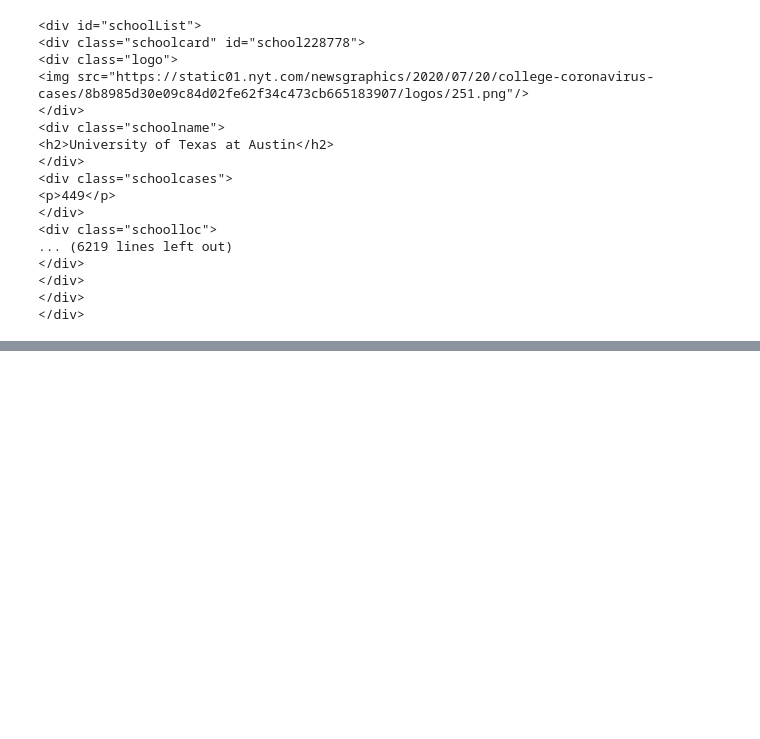
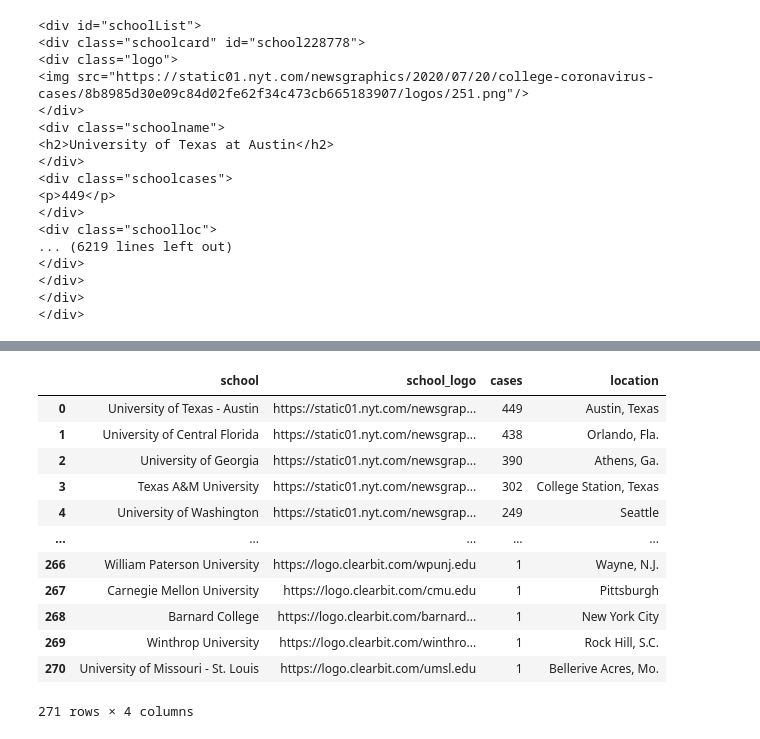
Before and after one commit to theaddies/etl_project, a Jupyter notebook: scrape_NYT_article.ipynb, the cells around one changed output, grey strips where cells are left out. Drawn from its saved outputs; the diff is of its cells as text; code cells hidden in the pictures; blank space fills up the shorter version.

```diff
--- a/scrape_NYT_article.ipynb
+++ b/scrape_NYT_article.ipynb
@@ -119,0 +138,16 @@ nyt_scrape_df
+# %%
+for i in range(len(nyt_scrape_df['school'])):
+    if ('at' in nyt_scrape_df.loc[i,'school']):
+        nyt_scrape_df.loc[i, 'school'] = nyt_scrape_df.loc[i, 'school'].replace(' at ', ' - ')
+    if (', ' in nyt_scrape_df.loc[i,'school']):
+        nyt_scrape_df.loc[i, 'school'] = nyt_scrape_df.loc[i, 'school'].replace(', ', ' - ')
+
+    if(nyt_scrape_df.loc[i, 'school'][-1:] == "*"):
+        nyt_scrape_df.loc[i, 'school']  = nyt_scrape_df.loc[i, 'school'].replace("*", "")
+# %%
+for i in range(len(nyt_scrape_df['school'])):
+    if ('-' in nyt_scrape_df.loc[i,'school']):
+        #nyt_scrape_df.loc[i, 'school'] = nyt_scrape_df.loc[i, 'school'].replace(' at ', ' - ')
+        dash_loc = nyt_scrape_df.loc[i, 'school'].find('-')
+        if nyt_scrape_df.loc[i, 'school'][dash_loc-1].islower():
+            nyt_scrape_df.loc[i, 'school'] = nyt_scrape_df.loc[i, 'school'].replace('-', ' - ')
@@ -120,2 +175,18 @@ nyt_scrape_df
+# %%
+nyt_scrape_df
+# %% [output]
+|  | school | school_logo | cases | location |
+| 0 | University of Texas - Austin | https://static01.nyt.com/newsgrap... | 449 | Austin, Texas |
+| 1 | University of Central Florida | https://static01.nyt.com/newsgrap... | 438 | Orlando, Fla. |
+| 2 | University of Georgia | https://static01.nyt.com/newsgrap... | 390 | Athens, Ga. |
+| 3 | Texas A&M University | https://static01.nyt.com/newsgrap... | 302 | College Station, Texas |
+| 4 | University of Washington | https://static01.nyt.com/newsgrap... | 249 | Seattle |
+| ... | ... | ... | ... | ... |
+| 266 | William Paterson University | https://logo.clearbit.com/wpunj.edu | 1 | Wayne, N.J. |
+| 267 | Carnegie Mellon University | https://logo.clearbit.com/cmu.edu | 1 | Pittsburgh |
+| 268 | Barnard College | https://logo.clearbit.com/barnard... | 1 | New York City |
+| 269 | Winthrop University | https://logo.clearbit.com/winthro... | 1 | Rock Hill, S.C. |
+| 270 | University of Missouri - St. Louis | https://logo.clearbit.com/umsl.edu | 1 | Bellerive Acres, Mo. |
+271 rows × 4 columns
 # %%
 nyt_scrape_df.to_csv('nyt_scrape.csv')
```
Also changed, not shown: parts of 5 cells of this notebook, 11 other files.
